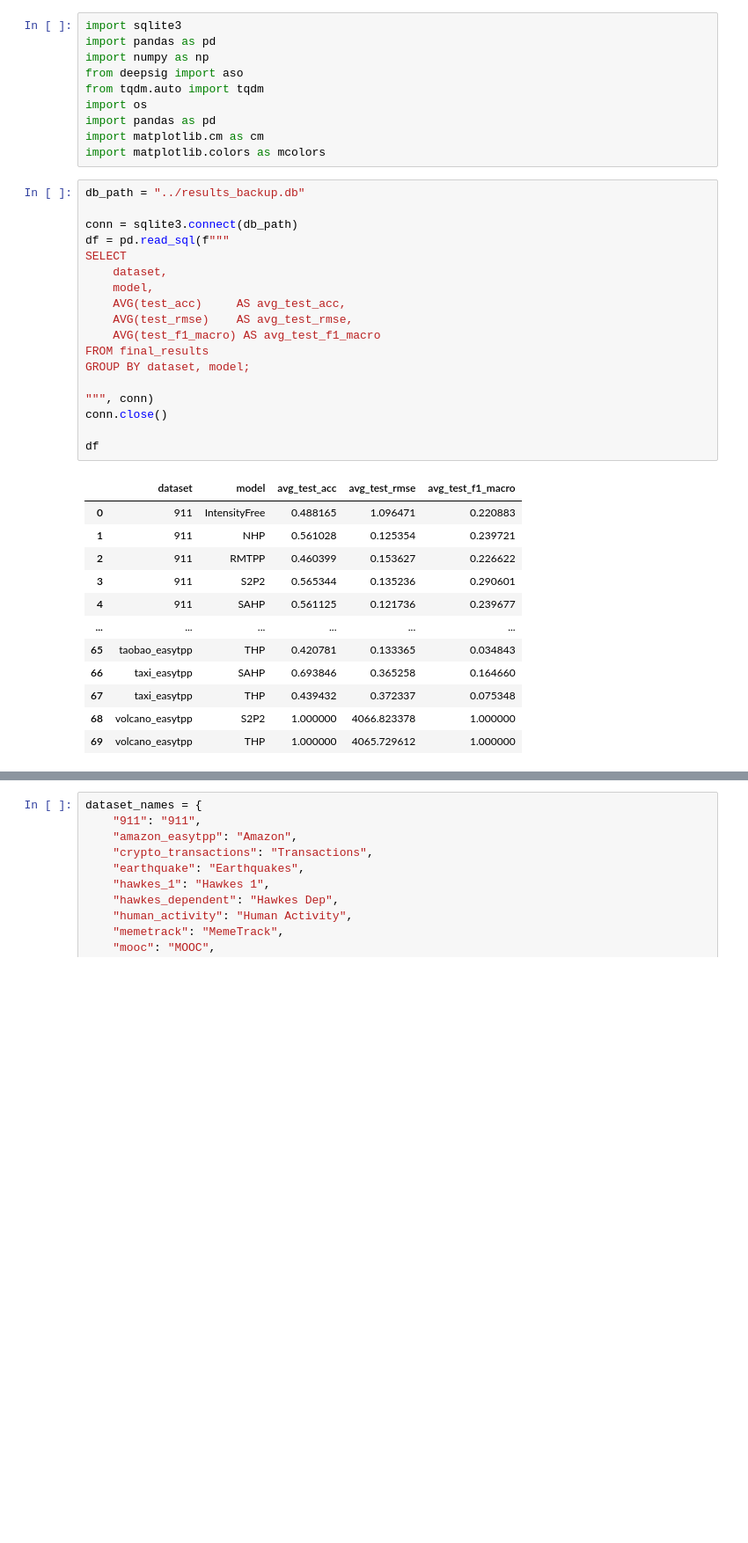
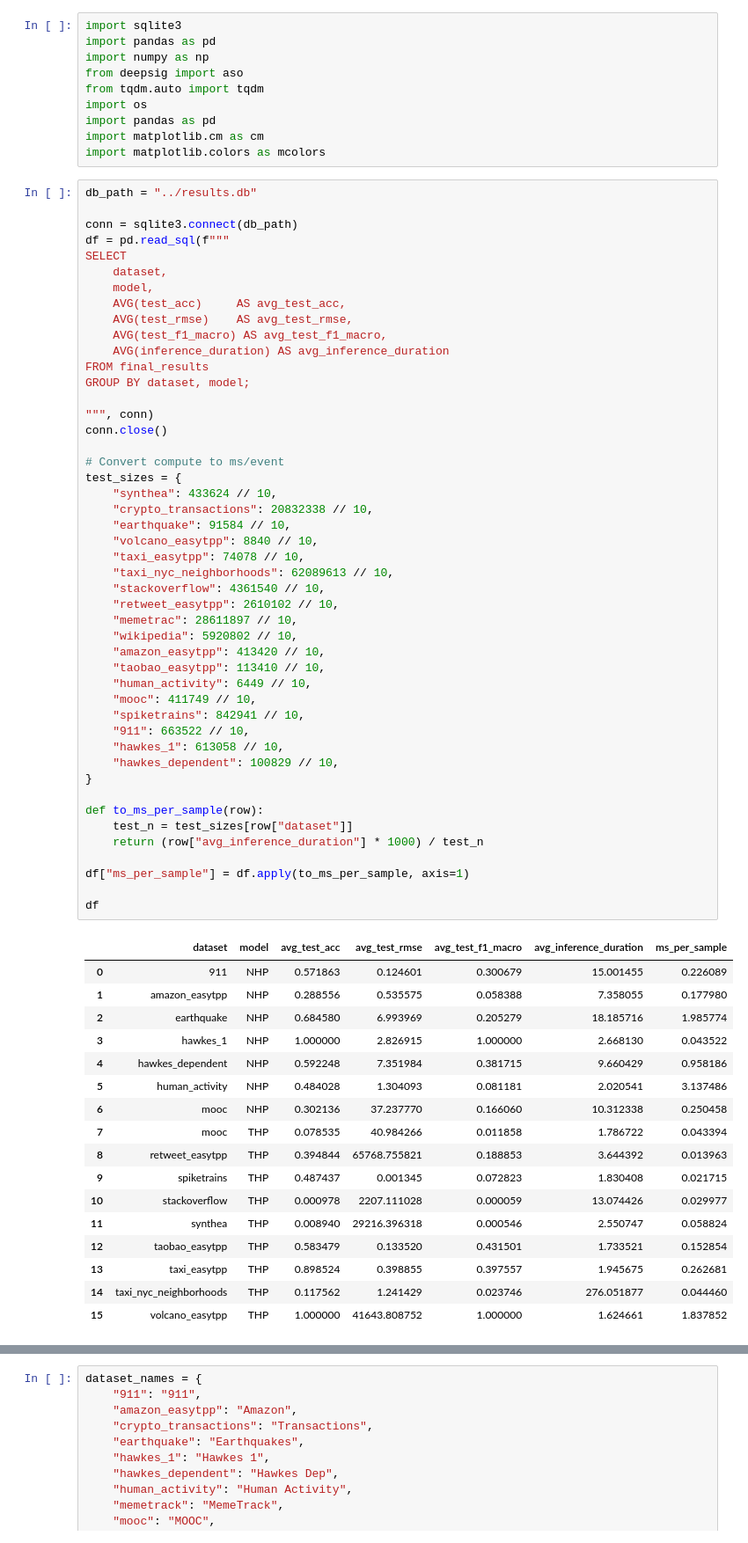
Before and after one commit to JP-SystemsX/MUSES_Eval, a Jupyter notebook: analysis/benchmark.ipynb, the cells around one changed output, grey strips where cells are left out. Shown at 88% size. Saved outputs shown, nothing was run; the diff lists cells and outputs as text; blank space fills up the shorter version.

Commit message:
Switched to Event Count Cap instead of seq cnt cap for predictable runtime scaling

```diff
--- a/analysis/benchmark.ipynb
+++ b/analysis/benchmark.ipynb
@@ -29,33 +29,67 @@ import pandas as pd
 import matplotlib.cm as cm
 import matplotlib.colors as mcolors
 # %%
-db_path = "../results_backup.db"
+db_path = "../results.db"
 
 conn = sqlite3.connect(db_path)
 df = pd.read_sql(f"""
 SELECT
     dataset,
     model,
     AVG(test_acc)     AS avg_test_acc,
     AVG(test_rmse)    AS avg_test_rmse,
-    AVG(test_f1_macro) AS avg_test_f1_macro
+    AVG(test_f1_macro) AS avg_test_f1_macro,
+    AVG(inference_duration) AS avg_inference_duration
 FROM final_results
 GROUP BY dataset, model;
 
 """, conn)
 conn.close()
 
+# Convert compute to ms/event
+test_sizes = {
+    "synthea": 433624 // 10,
+    "crypto_transactions": 20832338 // 10,
+    "earthquake": 91584 // 10,
+    "volcano_easytpp": 8840 // 10,
+    "taxi_easytpp": 74078 // 10,
+    "taxi_nyc_neighborhoods": 62089613 // 10,
+    "stackoverflow": 4361540 // 10,
+    "retweet_easytpp": 2610102 // 10,
+    "memetrac": 28611897 // 10,
+    "wikipedia": 5920802 // 10,
+    "amazon_easytpp": 413420 // 10,
+    "taobao_easytpp": 113410 // 10,
+    "human_activity": 6449 // 10,
+    "mooc": 411749 // 10,
+    "spiketrains": 842941 // 10,
+    "911": 663522 // 10,
+    "hawkes_1": 613058 // 10,
+    "hawkes_dependent": 100829 // 10,
+}
+
+def to_ms_per_sample(row):
+    test_n = test_sizes[row["dataset"]]
+    return (row["avg_inference_duration"] * 1000) / test_n
+
+df["ms_per_sample"] = df.apply(to_ms_per_sample, axis=1)
+
 df
 # %% [output]
-|  | dataset | model | avg_test_acc | avg_test_rmse | avg_test_f1_macro |
-| 0 | 911 | IntensityFree | 0.488165 | 1.096471 | 0.220883 |
-| 1 | 911 | NHP | 0.561028 | 0.125354 | 0.239721 |
-| 2 | 911 | RMTPP | 0.460399 | 0.153627 | 0.226622 |
-| 3 | 911 | S2P2 | 0.565344 | 0.135236 | 0.290601 |
-| 4 | 911 | SAHP | 0.561125 | 0.121736 | 0.239677 |
-| ... | ... | ... | ... | ... | ... |
-| 65 | taobao_easytpp | THP | 0.420781 | 0.133365 | 0.034843 |
-| 66 | taxi_easytpp | SAHP | 0.693846 | 0.365258 | 0.164660 |
-| 67 | taxi_easytpp | THP | 0.439432 | 0.372337 | 0.075348 |
-| 68 | volcano_easytpp | S2P2 | 1.000000 | 4066.823378 | 1.000000 |
-| 69 | volcano_easytpp | THP | 1.000000 | 4065.729612 | 1.000000 |
+|  | dataset | model | avg_test_acc | avg_test_rmse | avg_test_f1_macro | avg_inference_duration | ms_per_sample |
+| 0 | 911 | NHP | 0.571863 | 0.124601 | 0.300679 | 15.001455 | 0.226089 |
+| 1 | amazon_easytpp | NHP | 0.288556 | 0.535575 | 0.058388 | 7.358055 | 0.177980 |
+| 2 | earthquake | NHP | 0.684580 | 6.993969 | 0.205279 | 18.185716 | 1.985774 |
+| 3 | hawkes_1 | NHP | 1.000000 | 2.826915 | 1.000000 | 2.668130 | 0.043522 |
+| 4 | hawkes_dependent | NHP | 0.592248 | 7.351984 | 0.381715 | 9.660429 | 0.958186 |
+| 5 | human_activity | NHP | 0.484028 | 1.304093 | 0.081181 | 2.020541 | 3.137486 |
+| 6 | mooc | NHP | 0.302136 | 37.237770 | 0.166060 | 10.312338 | 0.250458 |
+| 7 | mooc | THP | 0.078535 | 40.984266 | 0.011858 | 1.786722 | 0.043394 |
+| 8 | retweet_easytpp | THP | 0.394844 | 65768.755821 | 0.188853 | 3.644392 | 0.013963 |
+| 9 | spiketrains | THP | 0.487437 | 0.001345 | 0.072823 | 1.830408 | 0.021715 |
+| 10 | stackoverflow | THP | 0.000978 | 2207.111028 | 0.000059 | 13.074426 | 0.029977 |
+| 11 | synthea | THP | 0.008940 | 29216.396318 | 0.000546 | 2.550747 | 0.058824 |
+| 12 | taobao_easytpp | THP | 0.583479 | 0.133520 | 0.431501 | 1.733521 | 0.152854 |
+| 13 | taxi_easytpp | THP | 0.898524 | 0.398855 | 0.397557 | 1.945675 | 0.262681 |
+| 14 | taxi_nyc_neighborhoods | THP | 0.117562 | 1.241429 | 0.023746 | 276.051877 | 0.044460 |
+| 15 | volcano_easytpp | THP | 1.000000 | 41643.808752 | 1.000000 | 1.624661 | 1.837852 |
```
Also changed, not shown: parts of 7 cells of this notebook, 3 other files.
